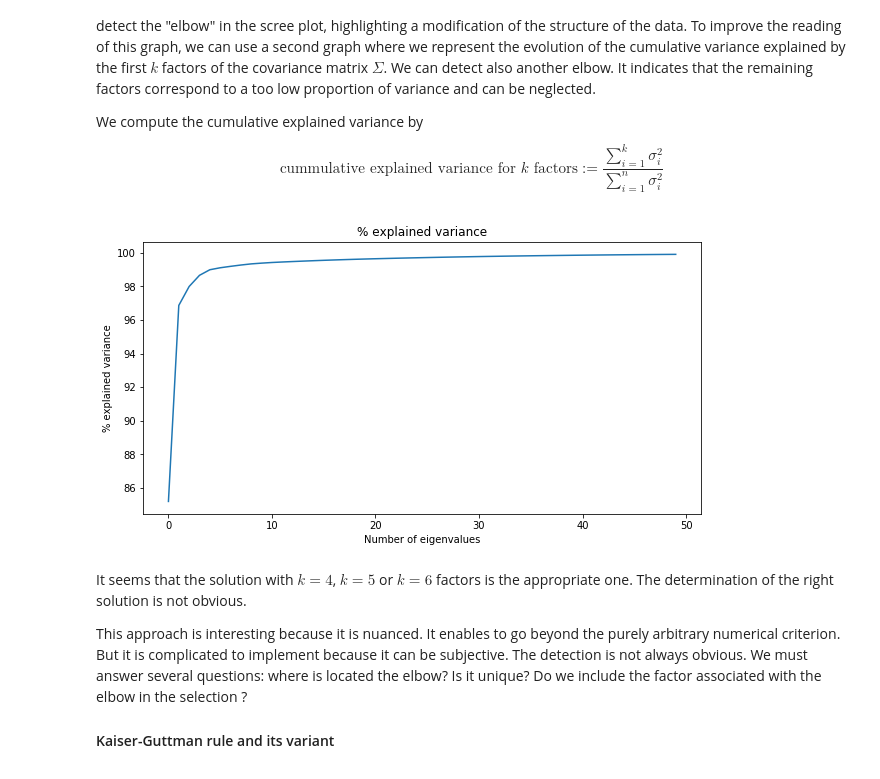
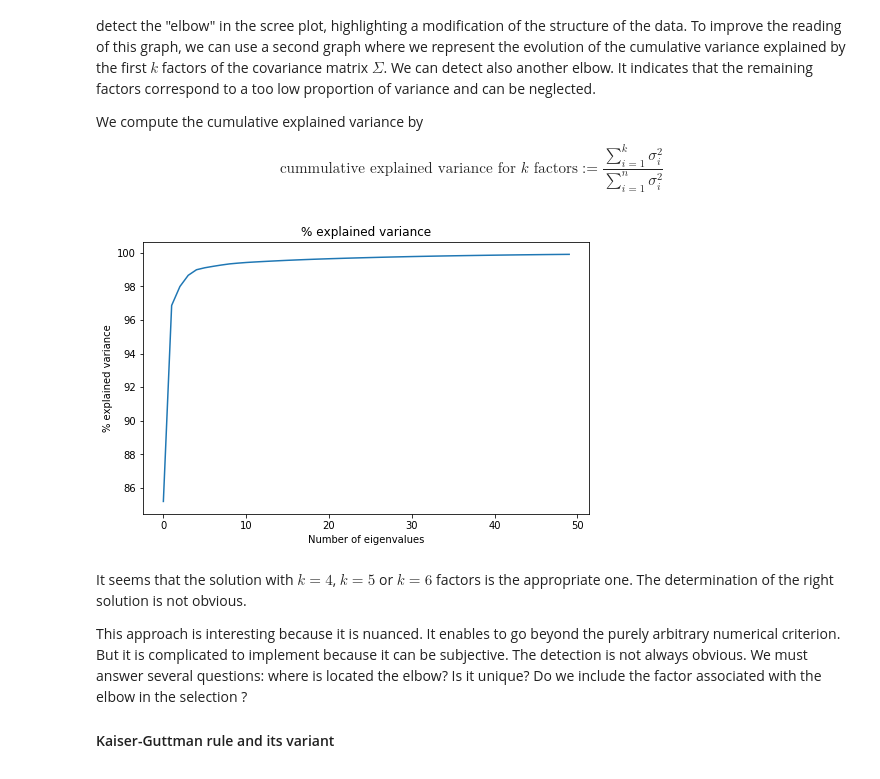
Before and after one commit to ranash1/ddos, a Jupyter notebook: DDoS_Attack_Detection.ipynb, the cells around one changed output. Saved outputs shown, nothing was run; the diff lists cells and outputs as text; code cells hidden in the pictures.

```diff
--- a/DDoS_Attack_Detection.ipynb
+++ b/DDoS_Attack_Detection.ipynb
@@ -124,22 +120,22 @@ $$\mbox{cummulative explained variance for } k \mbox{ factors} :=\frac{\sum_{i=1
 # %%
 # variance totale
 variance_totale = sigma2.sum()
 
 explained_variance = np.zeros(50)
 
 # cumulative explained variance for i=1,...,50
 explained_variance[0] = sigma2[0]/variance_totale
 for i in range(1,50):
     explained_variance[i] = explained_variance[i-1] + sigma2[i]/variance_totale
 
-plt.figure(figsize=(10,5))
+plt.figure(figsize=(8,5))
 plt.plot(100*explained_variance)
 plt.xlabel('Number of eigenvalues')
 plt.ylabel('% explained variance')
 plt.title('% explained variance')
 plt.show()
 # %% [output]
-[figure, old version]
+[figure, new version]
 # %% [markdown]
 It  seems  that the  solution  with  $k=4$, $k=5$ or $k=6$  factors  is  the  appropriate  one. The  determination  of  the  right  solution  is  not  obvious.
 
```
Also changed, not shown: parts of 12 cells of this notebook.
